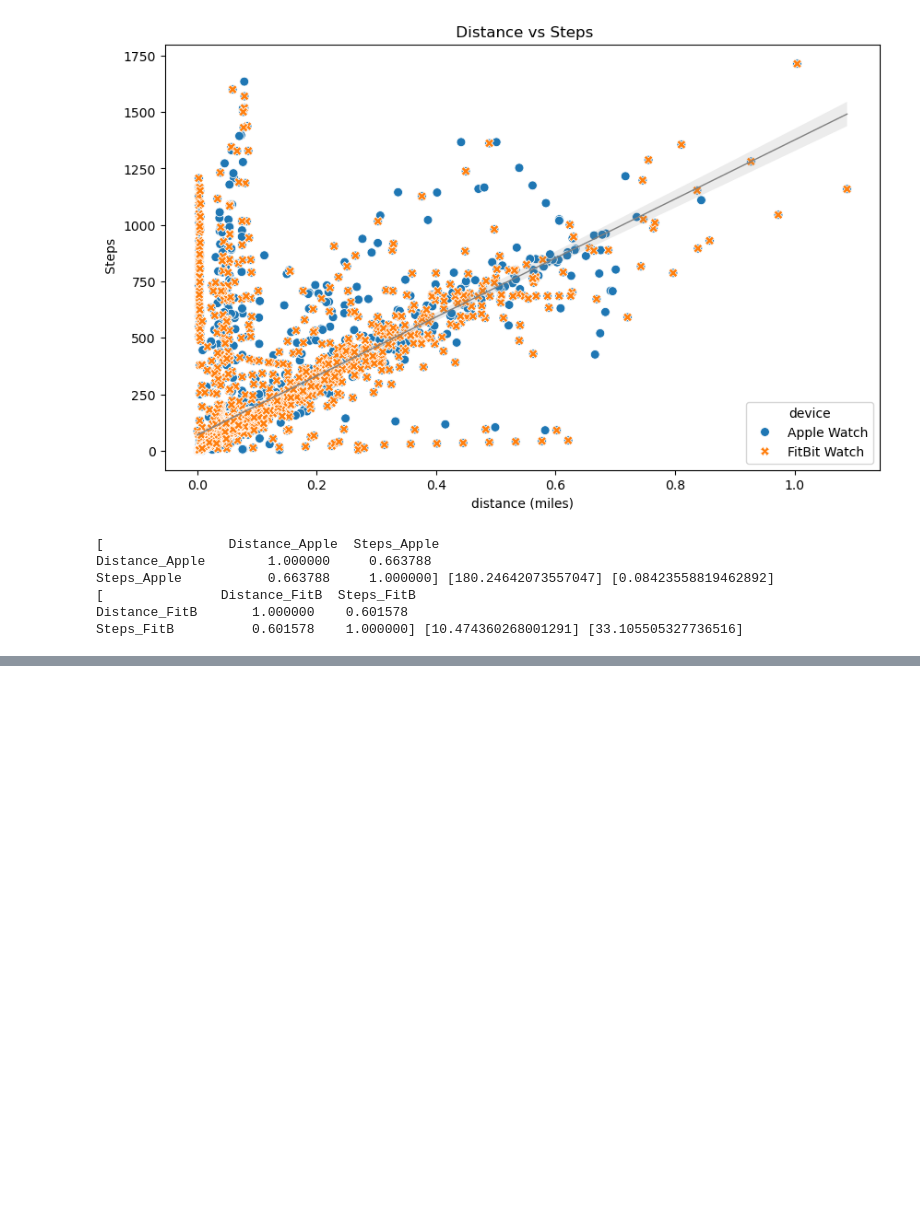
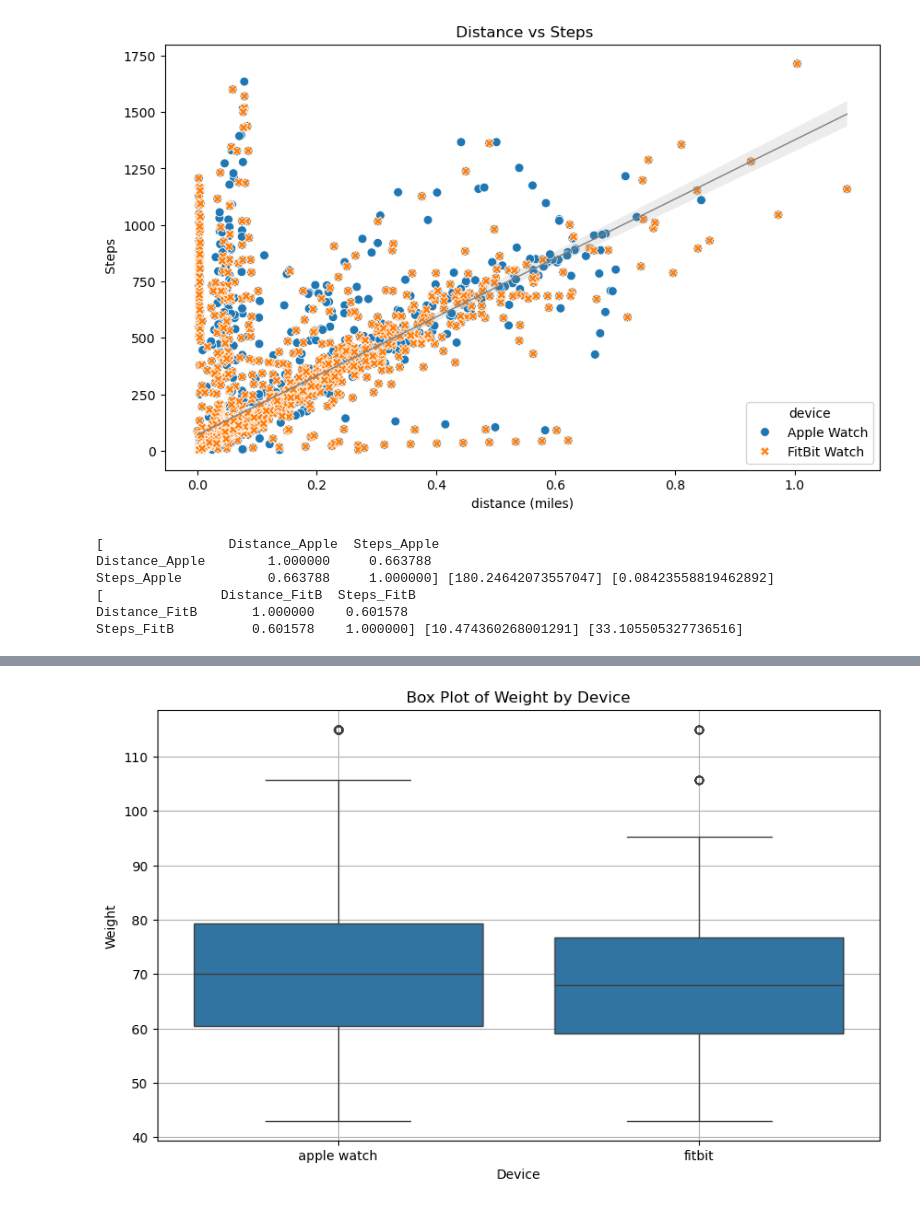
Before and after one commit to DMAR93/Project_1, a Jupyter notebook: Fitness/Wearables.ipynb, the cells around one changed output, grey strips where cells are left out. Cells and saved outputs as stored; diff of their text form; code cells hidden in the pictures; blank space fills up the shorter version.

```diff
--- a/Fitness/Wearables.ipynb
+++ b/Fitness/Wearables.ipynb
@@ -139,0 +196,15 @@ Steps_FitB          0.601578    1.000000] [10.474360268001291] [33.1055053277365
+# %%
+# Distributed weight between devices
+Weight_device_df = Apple_fitbit[['weight', 'device']]
+mean_weight_device_df = Weight_device_df.groupby('device')['weight'].mean().reset_index()
+
+#plot box plot
+plt.figure(figsize=(10, 6))
+sns.boxplot(x='device', y='weight', data=Weight_device_df)
+plt.xlabel('Device')
+plt.ylabel('Weight')
+plt.title('Box Plot of Weight by Device')
+plt.grid(True)
+plt.show()
+# %% [output]
+[figure, added]
```
Also changed, not shown: parts of 16 cells of this notebook.
